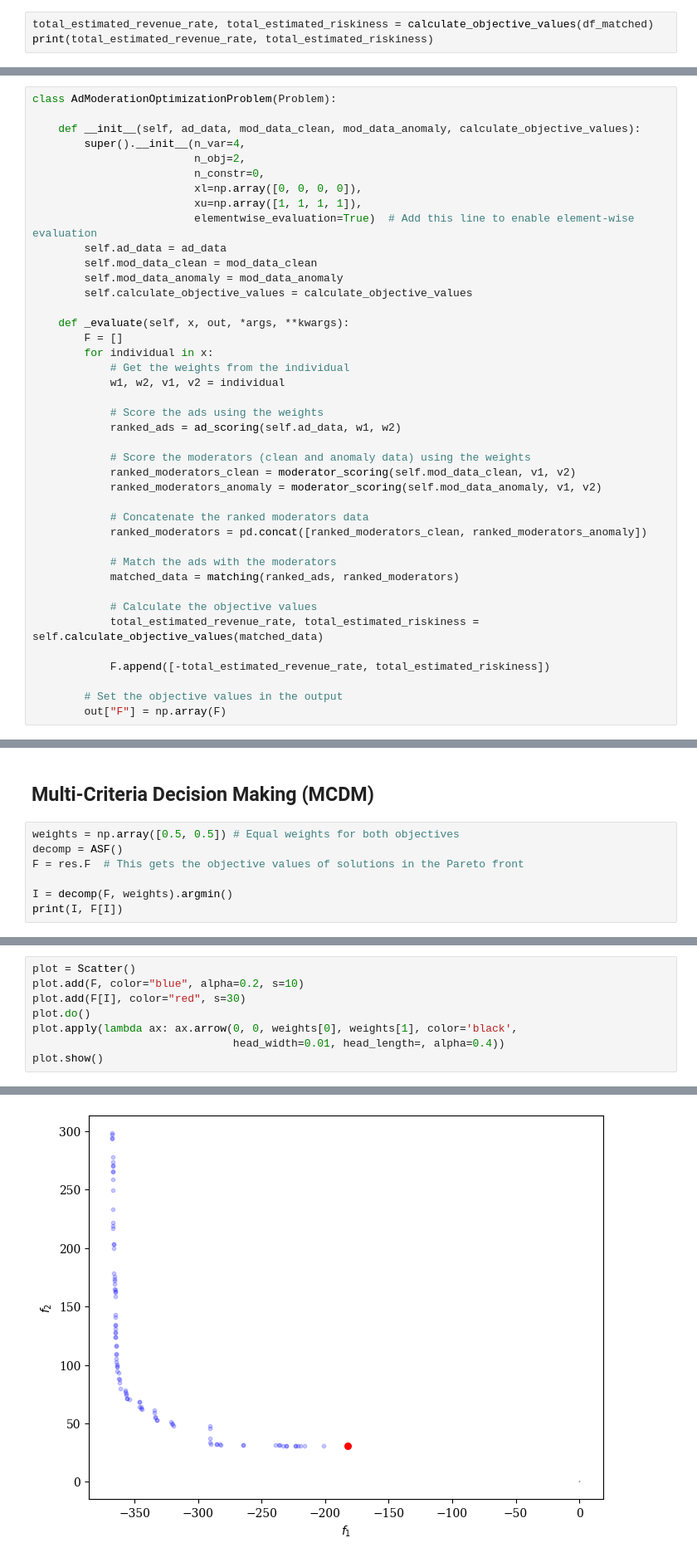
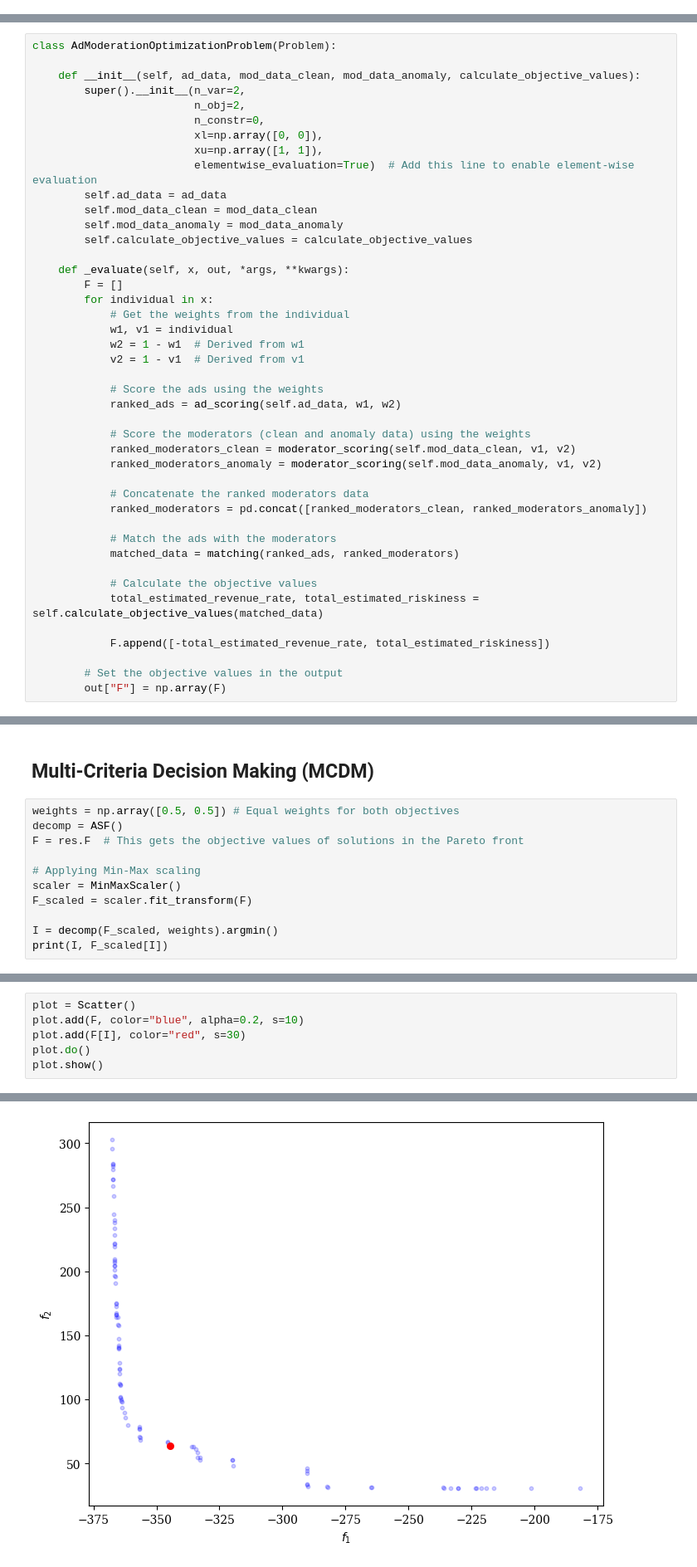
Before and after one commit to tanjoash/tiktok-hackathon, a Jupyter notebook: optimization/tiktok_optimisation_model.ipynb, the cells around one changed output, grey strips where cells are left out. Shown: that part at 83% size. Drawn from its saved outputs; the diff is of its cells as text.

```diff
--- a/optimization/tiktok_optimisation_model.ipynb
+++ b/optimization/tiktok_optimisation_model.ipynb
@@ -148,6 +149,3 @@ def calculate_objective_values(matched_data):
     total_estimated_riskiness = matched_data['Estimated Riskiness'].sum()
 
     return total_estimated_revenue_rate, total_estimated_riskiness
-# %%
-total_estimated_revenue_rate, total_estimated_riskiness = calculate_objective_values(df_matched)
-print(total_estimated_revenue_rate, total_estimated_riskiness)
@@ -159,11 +155,11 @@ print(total_estimated_revenue_rate, total_estimated_riskiness)
 class AdModerationOptimizationProblem(Problem):
 
     def __init__(self, ad_data, mod_data_clean, mod_data_anomaly, calculate_objective_values):
-        super().__init__(n_var=4,
+        super().__init__(n_var=2,
                          n_obj=2,
                          n_constr=0,
-                         xl=np.array([0, 0, 0, 0]),
-                         xu=np.array([1, 1, 1, 1]),
+                         xl=np.array([0, 0]),
+                         xu=np.array([1, 1]),
                          elementwise_evaluation=True)  # Add this line to enable element-wise evaluation
         self.ad_data = ad_data
         self.mod_data_clean = mod_data_clean
@@ -174,7 +170,9 @@ class AdModerationOptimizationProblem(Problem):
         F = []
         for individual in x:
             # Get the weights from the individual
-            w1, w2, v1, v2 = individual
+            w1, v1 = individual
+            w2 = 1 - w1  # Derived from w1
+            v2 = 1 - v1  # Derived from v1
 
             # Score the ads using the weights
             ranked_ads = ad_scoring(self.ad_data, w1, w2)
@@ -250,6 +248,10 @@ weights = np.array([0.5, 0.5]) # Equal weights for both objectives
 decomp = ASF()
 F = res.F  # This gets the objective values of solutions in the Pareto front
 
-I = decomp(F, weights).argmin()
-print(I, F[I])
+# Applying Min-Max scaling
+scaler = MinMaxScaler()
+F_scaled = scaler.fit_transform(F)
+
+I = decomp(F_scaled, weights).argmin()
+print(I, F_scaled[I])
 # %% [output]
@@ -257,14 +259,12 @@ print(I, F[I])
 # %%
 plot = Scatter()
 plot.add(F, color="blue", alpha=0.2, s=10)
 plot.add(F[I], color="red", s=30)
 plot.do()
-plot.apply(lambda ax: ax.arrow(0, 0, weights[0], weights[1], color='black',
-                               head_width=0.01, head_length=, alpha=0.4))
 plot.show()
 # %% [output]
 <pymoo.visualization.scatter.Scatter at 0x...>
-[figure, old version]
+[figure, new version]
 # %%
 # Get the selected solution parameters
 best_solution_params = res.X[I]
```
Also changed, not shown: parts of 7 cells of this notebook, 1 other file.
